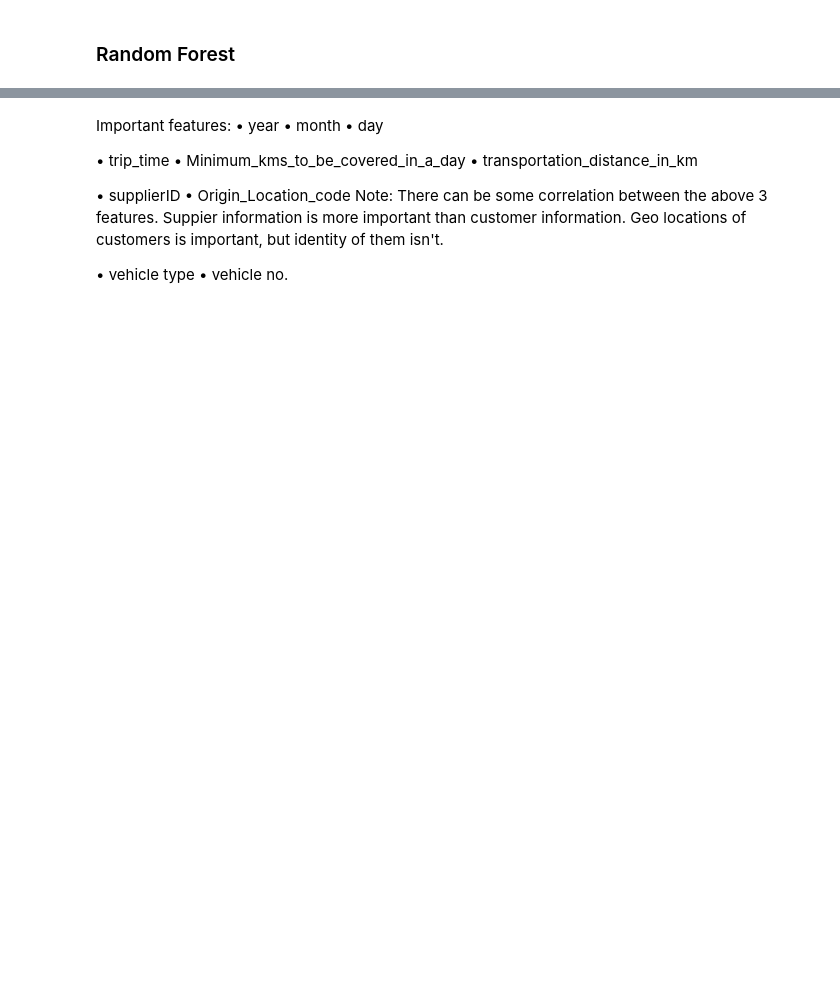
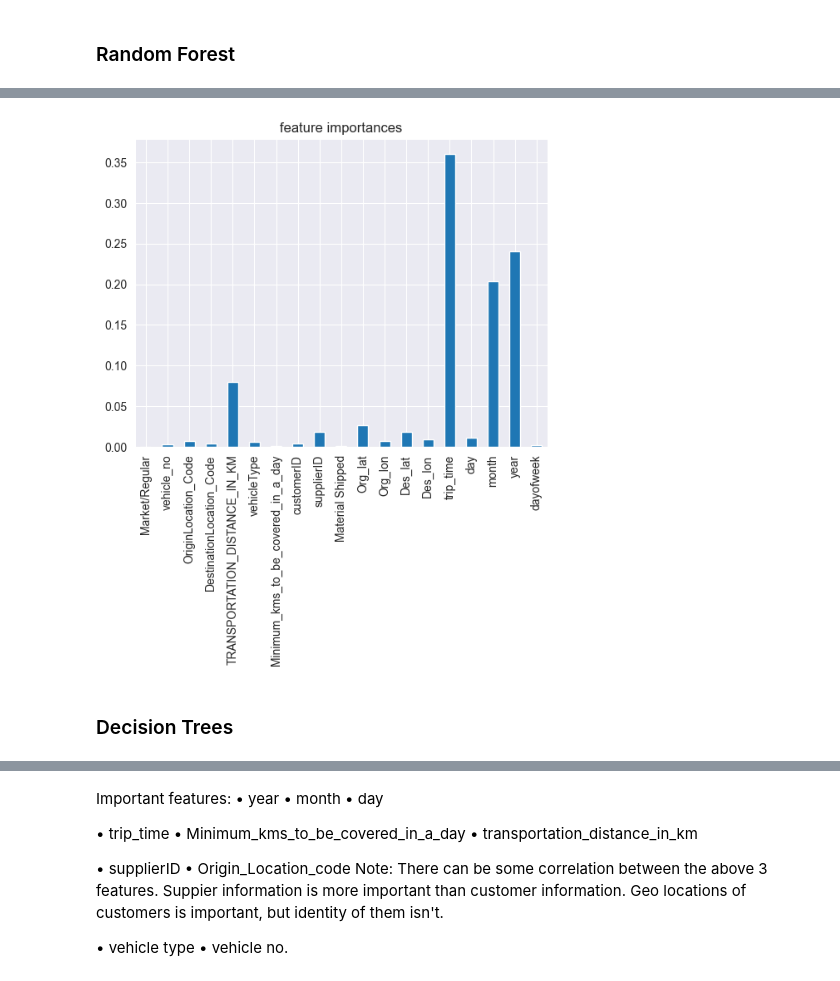
Before and after one commit to Bowei-Gao/MasterGraduationProject, a Jupyter notebook: Delivery_truck_trip_data_supervised.ipynb, the cells around one changed output, grey strips where cells are left out. Cells and saved outputs as stored; diff of their text form; code cells hidden in the pictures; blank space fills up the shorter version.

```diff
--- a/Delivery_truck_trip_data_supervised.ipynb
+++ b/Delivery_truck_trip_data_supervised.ipynb
@@ -108,0 +111,10 @@ plt.show()
+# %%
+feature_importances = pd.Series(GBC.feature_importances_, index = X.columns)
+
+feature_importances_plot = feature_importances.plot(kind='bar', title='feature importances')
+fig = feature_importances_plot.get_figure()
+plt.show()
+# %% [output]
+[figure, added]
+# %% [markdown]
+### Decision Trees
```
Also changed, not shown: parts of 30 cells of this notebook, 4 other files.
